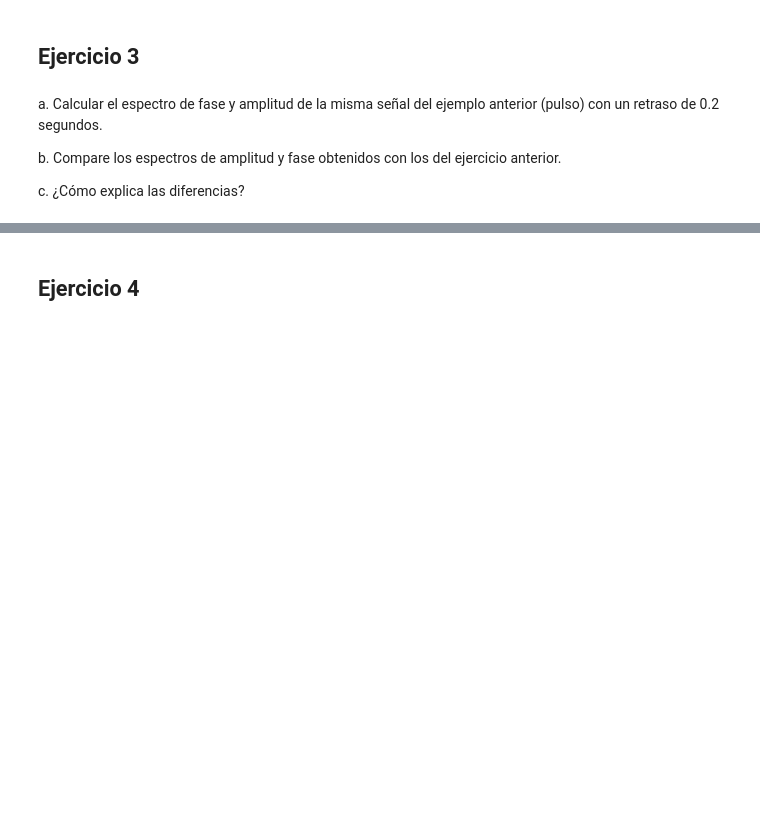
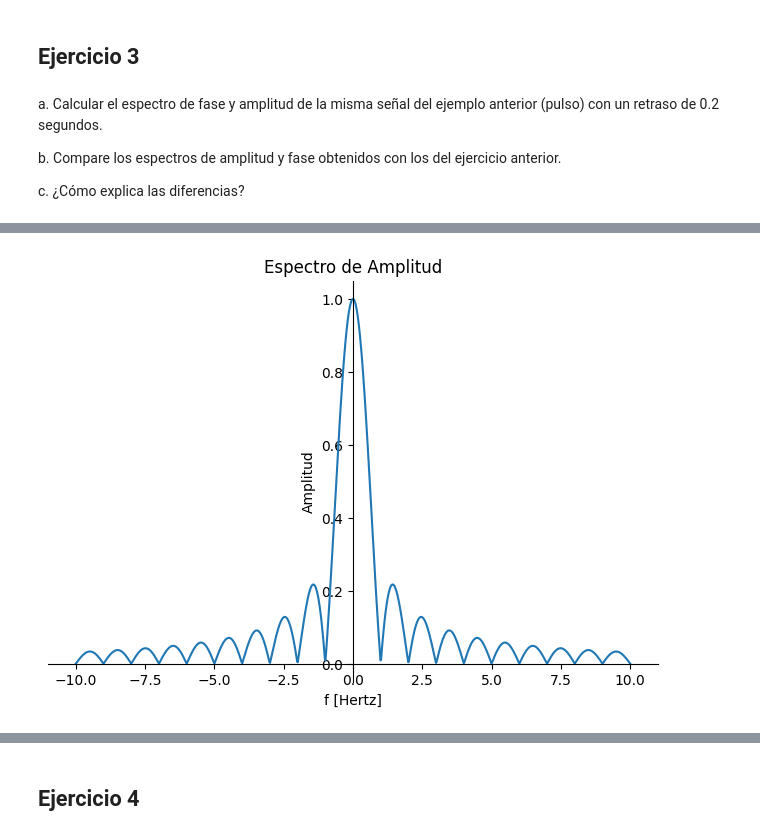
Before and after one commit to LeonardoUmanaAR/LeonardoUmanaAR, a Jupyter notebook: TP3_analisis_de_fourier.ipynb, the cells around one changed output, grey strips where cells are left out. Cells and saved outputs as stored; diff of their text form; code cells hidden in the pictures; blank space fills up the shorter version.

```diff
--- a/TP3_analisis_de_fourier.ipynb
+++ b/TP3_analisis_de_fourier.ipynb
@@ -629,0 +647,4 @@ c. ¿Cómo explica las diferencias?
+# %%
+_ = sym.plot(sym.Abs(pulso_rectangular_retrasado_transformado), title='Espectro de Amplitud', ylabel='Amplitud', xlabel='f [Hertz]')
+# %% [output]
+[figure, added]
```
Also changed, not shown: parts of 5 cells of this notebook.
